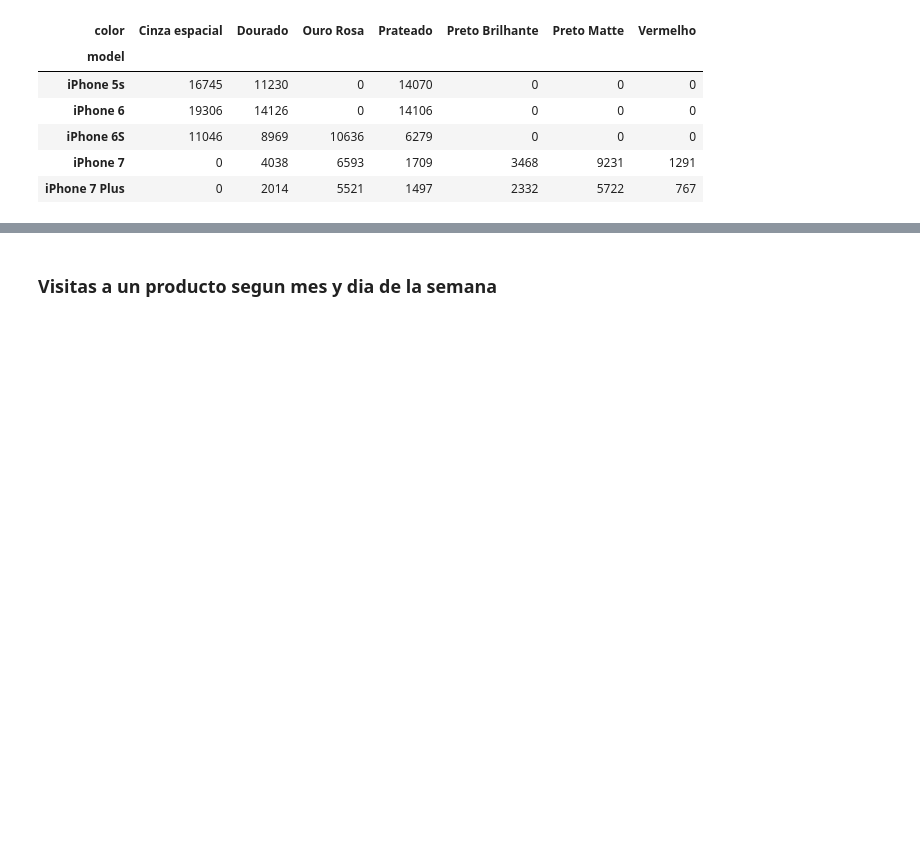
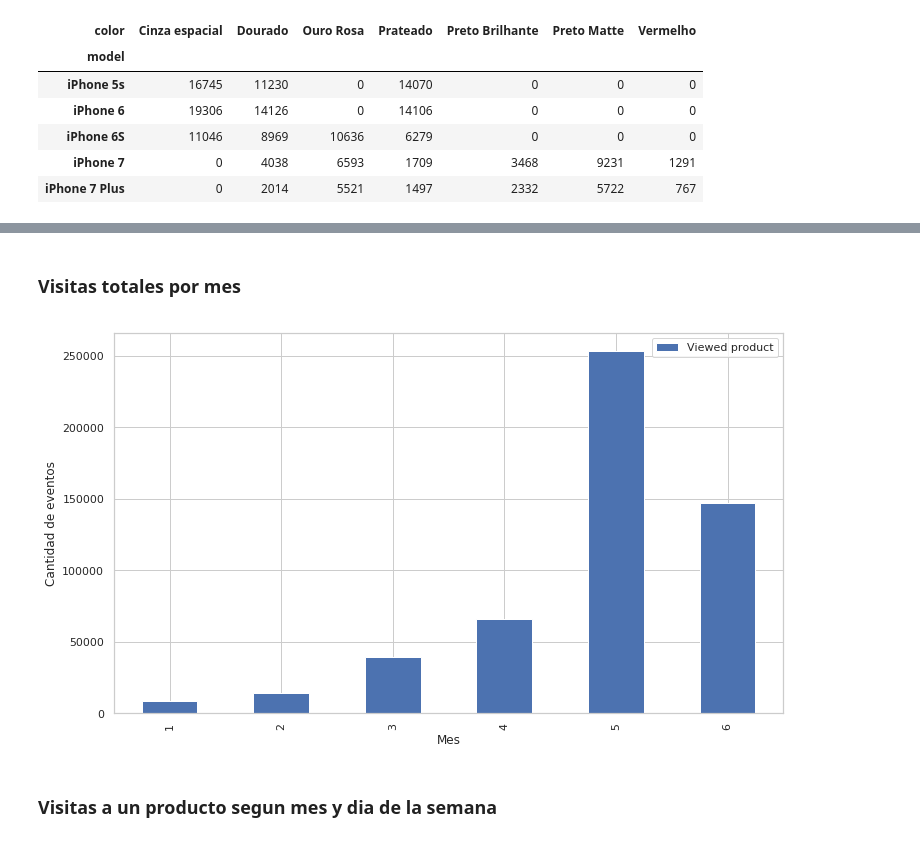
Before and after one commit to sebalogue/tp1-datos, a Jupyter notebook: TP1 - Notebook principal .ipynb, the cells around one changed output, grey strips where cells are left out. Drawn from its saved outputs; the diff is of its cells as text; code cells hidden in the pictures; blank space fills up the shorter version.

```diff
--- a/TP1 - Notebook principal .ipynb
+++ b/TP1 - Notebook principal .ipynb
@@ -438,3 +467,15 @@ plt.show()
+# %% [markdown]
+### Visitas totales por mes
+# %%
+#seba
+g = viewed_product.groupby([tf['timestamp_datetime'].dt.month, 'event']).size().unstack()\
+                        .plot(kind='bar', figsize=(12,7))
+
+g.set_xlabel("Mes")
+g.set_ylabel('Cantidad de eventos')
+g.legend(['Viewed product']);
+# %% [output]
+[figure, added]
 # %% [markdown]
 ### Visitas a un producto segun mes y dia de la semana
 # %%
```
Also changed, not shown: parts of 46 cells of this notebook.
